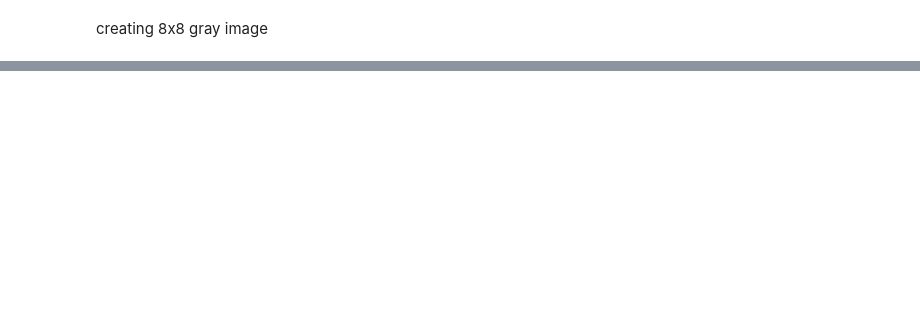
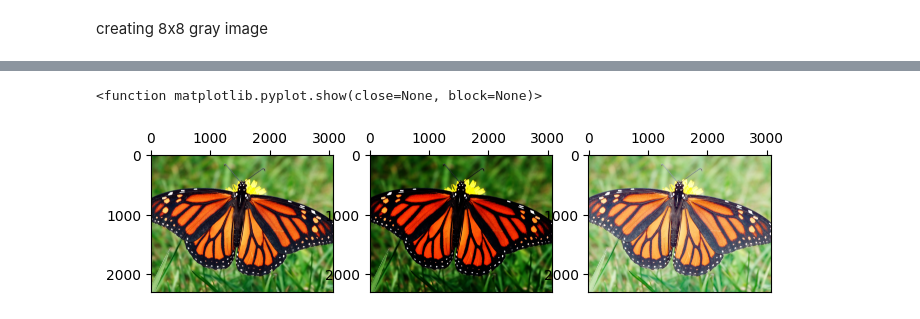
Before and after one commit to dila-janath/EN5204_Assignment_1, a Jupyter notebook: day2.ipynb, the cells around one changed output, grey strips where cells are left out. Saved outputs shown, nothing was run; the diff lists cells and outputs as text; code cells hidden in the pictures; blank space fills up the shorter version.

```diff
--- a/day2.ipynb
+++ b/day2.ipynb
@@ -19,0 +47,19 @@ plt.show
+# %%
+import cv2 as cv
+
+import numpy as np
+import matplotlib.pyplot as plt
+
+im = cv.imread('flowers.jpeg', cv.IMREAD_GRAYSCALE)
+im_brighter = im + 100
+im_brighter_cv = cv.addWeighted(im, 1.0, 100, 1.0, 0)
+
+fig,ax = plt.subplots(1,3, figsize=(8,16))
+ax[0].imshow(im, cmap='gray', vmin=0, vmax=255)
+ax[0].xaxis.tick_top()
+ax[1].imshow(im_brighter, cmap='gray', vmin=0, vmax=255)
+ax[1].xaxis.tick_top()
+ax[2].imshow(im_brighter_cv, cmap='gray', vmin=0, vmax=255)
+ax[2].xaxis.tick_top()
+
+plt.show
@@ -19,0 +163,29 @@ plt.show
+# %%
+import cv2 as cv
+import numpy as np
+import matplotlib.pyplot as plt
+
+im = cv.imread('butter.jpeg', cv.IMREAD_COLOR)
+im = cv.cvtColor(im, cv.COLOR_BGR2RGB)
+gamma = 2
+
+t1 = np.array([(i/255)**gamma*255 for i in range (0,256)]).astype(np.uint8)
+im2 = t1[im]
+
+gamma = 0.5
+
+t2 = np.array([(i/255)**gamma*255 for i in range (0,256)]).astype(np.uint8)
+im3 = t2[im]
+
+fig,ax = plt.subplots(1,3, figsize=(8,16))
+ax[0].imshow(im, cmap='gray', vmin=0, vmax=255)
+ax[0].xaxis.tick_top()
+ax[1].imshow(im2, cmap='gray', vmin=0, vmax=255)
+ax[1].xaxis.tick_top()
+ax[2].imshow(im3, cmap='gray', vmin=0, vmax=255)
+ax[2].xaxis.tick_top()
+
+plt.show
+# %% [output]
+<function matplotlib.pyplot.show(close=None, block=None)>
+[figure, added]
```
Also changed, not shown: parts of 11 cells of this notebook, 3 other files.
